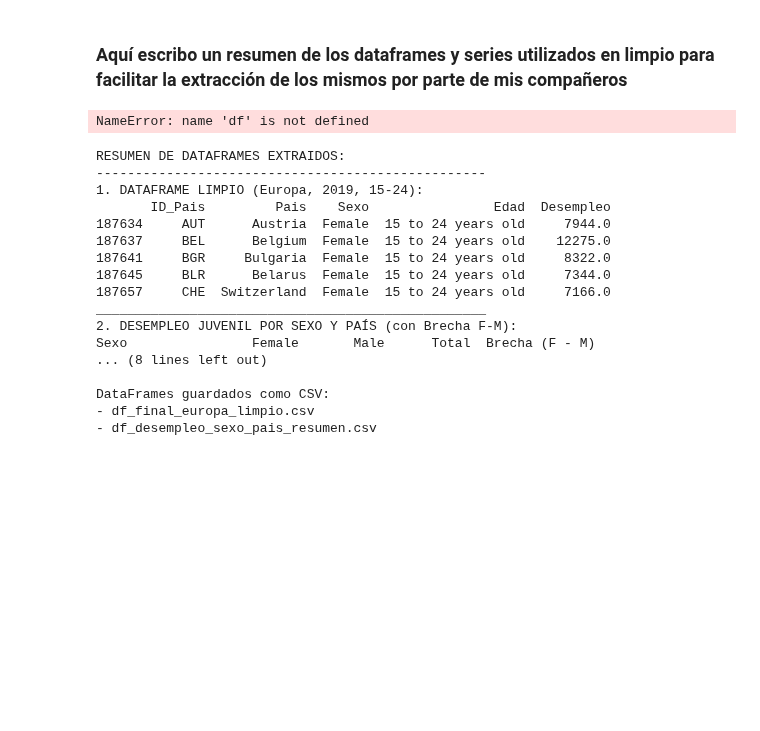
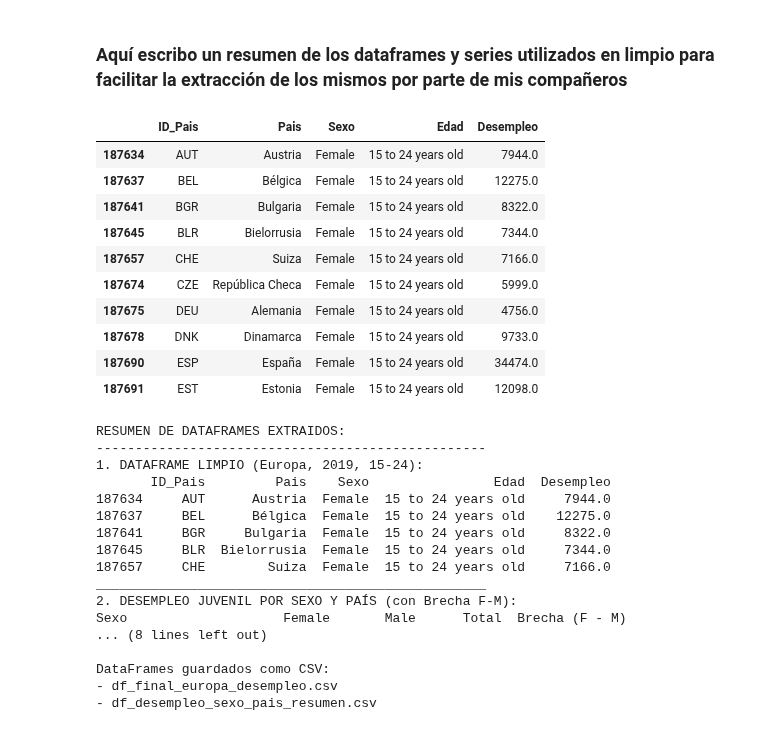
Before and after one commit to AntonioDavid333/Mental-Health-Data-Analysis, a Jupyter notebook: unemployement.ipynb, the cells around one changed output. Cells and saved outputs as stored; diff of their text form; code cells hidden in the pictures; blank space fills up the shorter version.

Commit message:
fix desempleo
desempleo arreglado y paises en español de desempleo

```diff
--- a/unemployement.ipynb
+++ b/unemployement.ipynb
@@ -235,11 +222,47 @@ paises_es = {
     "Finland": "Finlandia",
     "Denmark": "Dinamarca",
     "Ireland": "Irlanda",
-    "United Kingdom": "Reino Unido"
+    "United Kingdom": "Reino Unido",
+    "Czech Republic": "República Checa",
+    "Slovakia": "Eslovaquia",
+    "Slovenia": "Eslovenia",
+    "Croatia": "Croacia",
+    "Czechia": "República Checa",
+    "Hungary": "Hungría",
+    "Romania": "Rumanía",
+    "Estonia": "Estonia",
+    "Latvia": "Letonia",
+    "Lithuania": "Lituania",
+    "Luxembourg": "Luxemburgo",
+    "Malta": "Malta",
+    "Cyprus": "Chipre",
+    "Iceland": "Islandia",
+    "Serbia": "Serbia",
+    "Montenegro": "Montenegro",
+    "North Macedonia": "Macedonia del Norte",
+    "Albania": "Albania",
+    "Bosnia and Herzegovina": "Bosnia y Herzegovina",
+    "Ukraine": "Ucrania",
+    "Moldova": "Moldavia",
+    "Russia": "Rusia",
+    "Turkey": "Turquía"
 }
-df['Pais'] = df['Pais'].map(paises_es)
+
+df_europa['Pais'] = df_europa['Pais'].map(paises_es).fillna(df_europa['Pais'])
-# %% [output]
-NameError: name 'df' is not defined
+# %%
+df_europa.head(10)
+# %% [output]
+|  | ID_Pais | Pais | Sexo | Edad | Desempleo |
+| 187634 | AUT | Austria | Female | 15 to 24 years old | 7944.0 |
+| 187637 | BEL | Bélgica | Female | 15 to 24 years old | 12275.0 |
+| 187641 | BGR | Bulgaria | Female | 15 to 24 years old | 8322.0 |
+| 187645 | BLR | Bielorrusia | Female | 15 to 24 years old | 7344.0 |
+| 187657 | CHE | Suiza | Female | 15 to 24 years old | 7166.0 |
+| 187674 | CZE | República Checa | Female | 15 to 24 years old | 5999.0 |
+| 187675 | DEU | Alemania | Female | 15 to 24 years old | 4756.0 |
+| 187678 | DNK | Dinamarca | Female | 15 to 24 years old | 9733.0 |
+| 187690 | ESP | España | Female | 15 to 24 years old | 34474.0 |
+| 187691 | EST | Estonia | Female | 15 to 24 years old | 12098.0 |
 # %%
 # 1. RECONSTRUIR df_sex_pivot con todas las columnas
 # (Esta línea soluciona el KeyError, ya que añade de nuevo la columna "Brecha (F - M)")
@@ -279,15 +302,15 @@ RESUMEN DE DATAFRAMES EXTRAIDOS:
 1. DATAFRAME LIMPIO (Europa, 2019, 15-24):
        ID_Pais         Pais    Sexo                Edad  Desempleo
 187634     AUT      Austria  Female  15 to 24 years old     7944.0
-187637     BEL      Belgium  Female  15 to 24 years old    12275.0
+187637     BEL      Bélgica  Female  15 to 24 years old    12275.0
 187641     BGR     Bulgaria  Female  15 to 24 years old     8322.0
-187645     BLR      Belarus  Female  15 to 24 years old     7344.0
-187657     CHE  Switzerland  Female  15 to 24 years old     7166.0
+187645     BLR  Bielorrusia  Female  15 to 24 years old     7344.0
+187657     CHE        Suiza  Female  15 to 24 years old     7166.0
 __________________________________________________
 2. DESEMPLEO JUVENIL POR SEXO Y PAÍS (con Brecha F-M):
-Sexo                Female       Male      Total  Brecha (F - M)
+Sexo                    Female       Male      Total  Brecha (F - M)
 ... (8 lines left out)
 
 DataFrames guardados como CSV:
-- df_final_europa_limpio.csv
+- df_final_europa_desempleo.csv
 - df_desempleo_sexo_pais_resumen.csv
```
Also changed, not shown: parts of 6 cells of this notebook, 3 other files.
